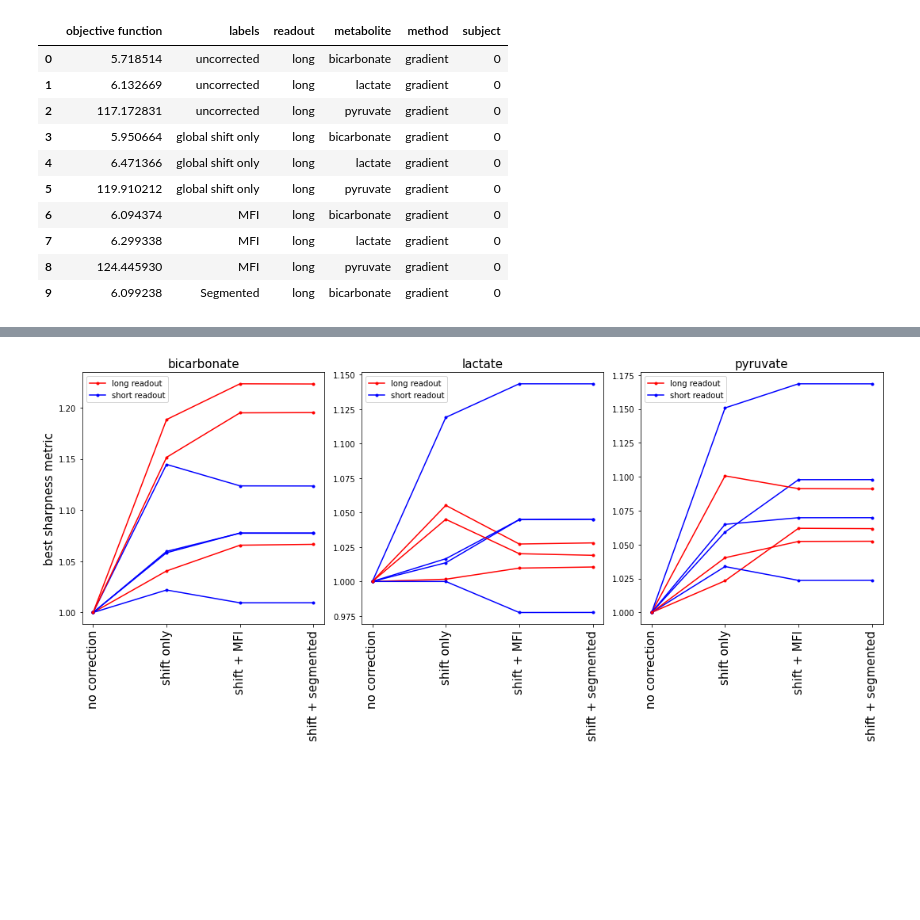
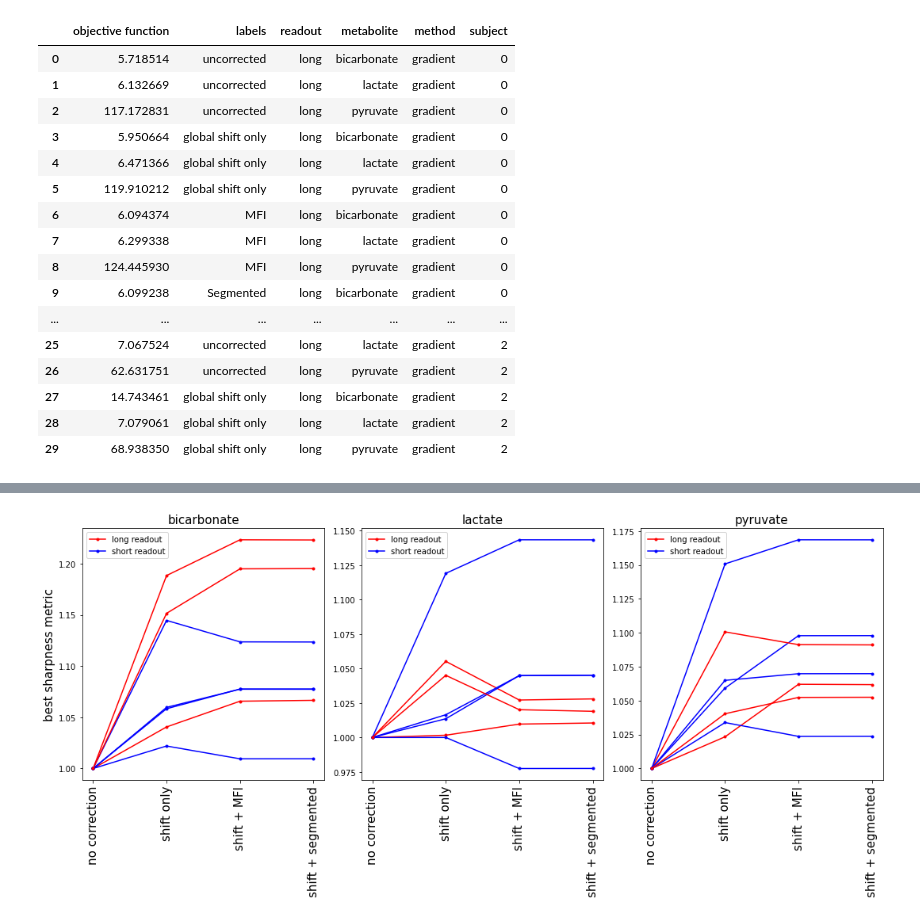
Before and after one commit to galenreed/spiralB0MapCorrection, a Jupyter notebook: 4_analyzeCorrectionResults.ipynb, the cells around one changed output, grey strips where cells are left out. Drawn from its saved outputs; the diff is of its cells as text; code cells hidden in the pictures; blank space fills up the shorter version.

```diff
--- a/4_analyzeCorrectionResults.ipynb
+++ b/4_analyzeCorrectionResults.ipynb
@@ -22,7 +23,7 @@ ind = 0
 for patient in cdg.patientList:
 
 
-    inFileName = "B0CorrectedImages/"+patient.mfr+".mat"
+    inFileName = "B0CorrectedImages/" + patient.mfr + ".mat"
     x = loadmat(inFileName)
     peakSignalMFI = np.transpose(x['peakSignalMFI'])
     peakSignalSeg = np.transpose(x['peakSignalSeg'])
@@ -68,31 +69,37 @@ for patient in cdg.patientList:
     dataList.append(peakSignalSeg[:,1].max())
     dataList.append(peakSignalSeg[:,2].max())
 
     df1 = pd.DataFrame(data=dataList, columns= ['objective function'])
     df2 = pd.DataFrame(data=labelList, columns= ['labels'])
     df3 = pd.DataFrame(data=[longOrShort]*len(dataList), columns= ['readout'])
     df4 = pd.DataFrame(data=metList, columns= ['metabolite'])
     df5 = pd.DataFrame(data=methodList, columns= ['method'])
     df6 = pd.DataFrame(data=[int(ind)]*len(dataList), columns= ['subject'])
     dfn = pd.concat([df1,df2,df3,df4,df5,df6],axis=1)
 
     df = pd.concat([df,dfn],axis=0, ignore_index = True)
 
 
 
 
     ind += 1
 
-df.head(10)
+df.head(30)
 # %% [output]
 |  | objective function | labels | readout | metabolite | method | subject |
 | 0 | 5.718514 | uncorrected | long | bicarbonate | gradient | 0 |
 | 1 | 6.132669 | uncorrected | long | lactate | gradient | 0 |
 | 2 | 117.172831 | uncorrected | long | pyruvate | gradient | 0 |
 | 3 | 5.950664 | global shift only | long | bicarbonate | gradient | 0 |
 | 4 | 6.471366 | global shift only | long | lactate | gradient | 0 |
 | 5 | 119.910212 | global shift only | long | pyruvate | gradient | 0 |
 | 6 | 6.094374 | MFI | long | bicarbonate | gradient | 0 |
 | 7 | 6.299338 | MFI | long | lactate | gradient | 0 |
 | 8 | 124.445930 | MFI | long | pyruvate | gradient | 0 |
 | 9 | 6.099238 | Segmented | long | bicarbonate | gradient | 0 |
+| ... | ... | ... | ... | ... | ... | ... |
+| 25 | 7.067524 | uncorrected | long | lactate | gradient | 2 |
+| 26 | 62.631751 | uncorrected | long | pyruvate | gradient | 2 |
+| 27 | 14.743461 | global shift only | long | bicarbonate | gradient | 2 |
+| 28 | 7.079061 | global shift only | long | lactate | gradient | 2 |
+| 29 | 68.938350 | global shift only | long | pyruvate | gradient | 2 |
```
Also changed, not shown: parts of 7 cells of this notebook, 1 other file.
